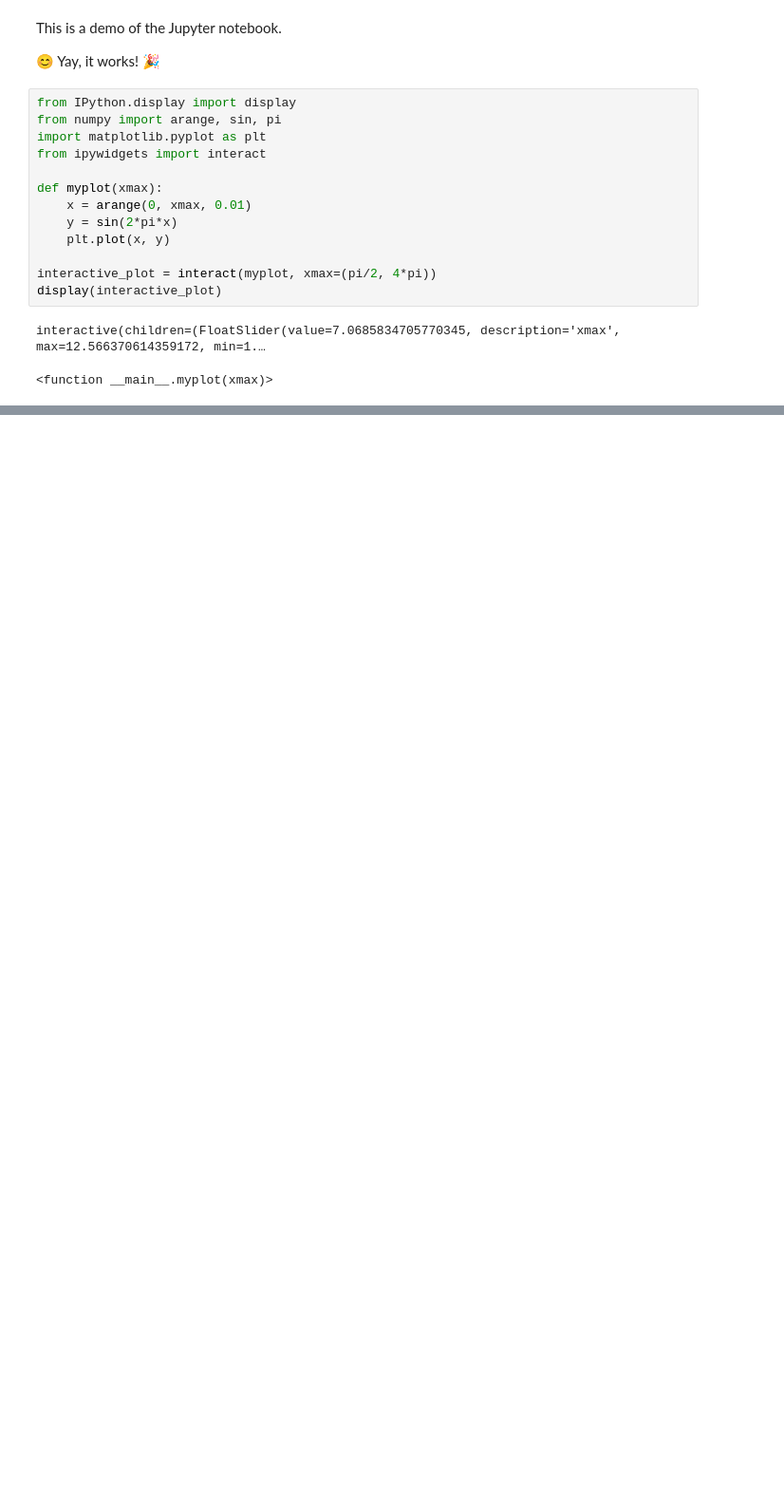
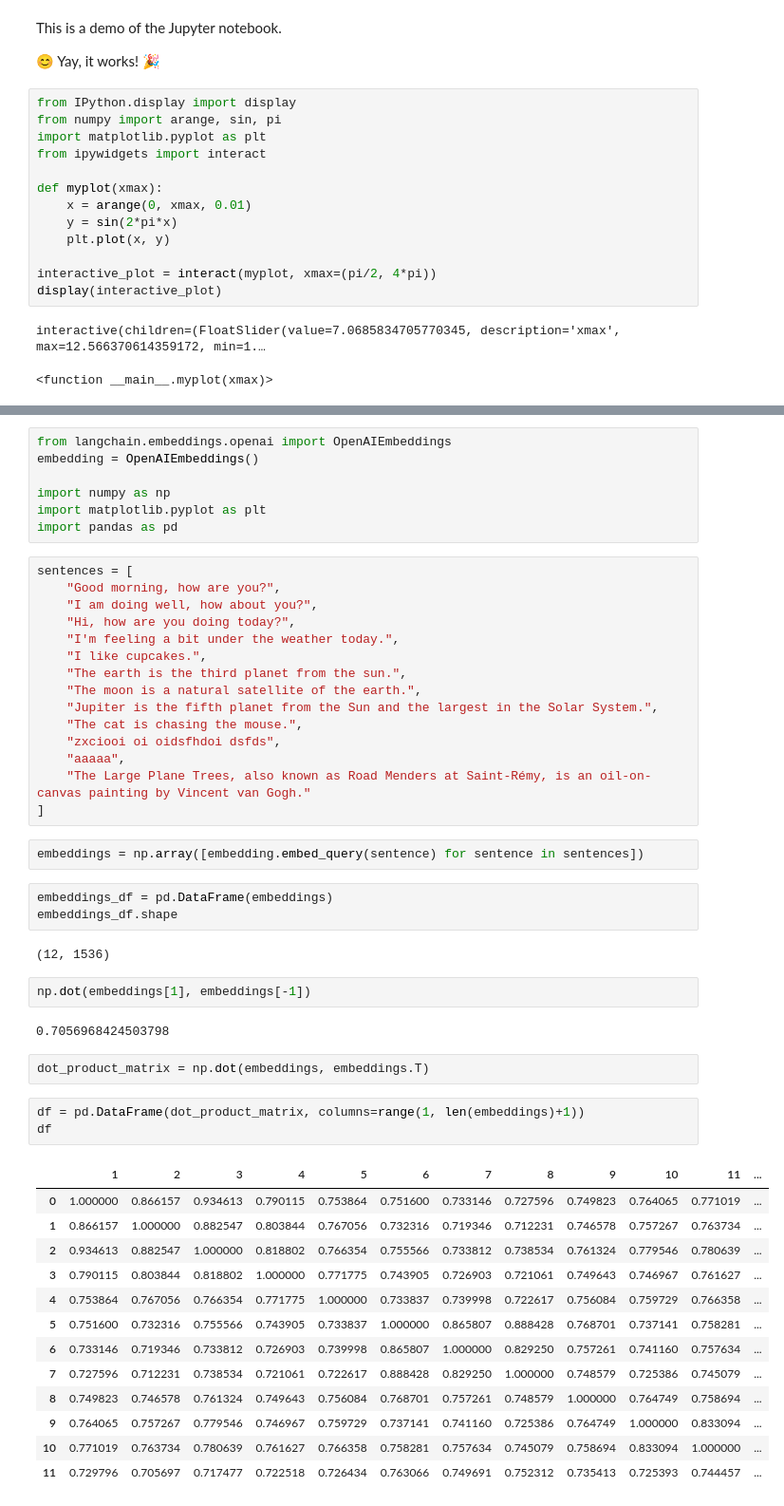
Before and after one commit to virtuelleakademie/promptly-literate, a Jupyter notebook: pages/jupyter-demo.ipynb, the cells around one changed output, grey strips where cells are left out. Shown at 95% size. Saved outputs shown, nothing was run; the diff lists cells and outputs as text; blank space fills up the shorter version.

```diff
--- a/pages/jupyter-demo.ipynb
+++ b/pages/jupyter-demo.ipynb
@@ -46,0 +78,52 @@ interactive(children=(FloatSlider(value=7.0685834705770345, description='xmax',
+# %%
+from langchain.embeddings.openai import OpenAIEmbeddings
+embedding = OpenAIEmbeddings()
+
+import numpy as np
+import matplotlib.pyplot as plt
+import pandas as pd
+# %%
+sentences = [
+    "Good morning, how are you?",
+    "I am doing well, how about you?",
+    "Hi, how are you doing today?",
+    "I'm feeling a bit under the weather today.",
+    "I like cupcakes.",
+    "The earth is the third planet from the sun.",
+    "The moon is a natural satellite of the earth.",
+    "Jupiter is the fifth planet from the Sun and the largest in the Solar System.",
+    "The cat is chasing the mouse.",
+    "zxciooi oi oidsfhdoi dsfds",
+    "aaaaa",
+    "The Large Plane Trees, also known as Road Menders at Saint-Rémy, is an oil-on-canvas painting by Vincent van Gogh."
+]
+# %%
+embeddings = np.array([embedding.embed_query(sentence) for sentence in sentences])
+# %%
+embeddings_df = pd.DataFrame(embeddings)
+embeddings_df.shape
+# %% [output]
+(12, 1536)
+# %%
+np.dot(embeddings[1], embeddings[-1])
+# %% [output]
+0.7056968424503798
+# %%
+dot_product_matrix = np.dot(embeddings, embeddings.T)
+# %%
+df = pd.DataFrame(dot_product_matrix, columns=range(1, len(embeddings)+1))
+df
+# %% [output]
+|  | 1 | 2 | 3 | 4 | 5 | 6 | 7 | 8 | 9 | 10 | 11 | ... |
+| 0 | 1.000000 | 0.866157 | 0.934613 | 0.790115 | 0.753864 | 0.751600 | 0.733146 | 0.727596 | 0.749823 | 0.764065 | 0.771019 | ... |
+| 1 | 0.866157 | 1.000000 | 0.882547 | 0.803844 | 0.767056 | 0.732316 | 0.719346 | 0.712231 | 0.746578 | 0.757267 | 0.763734 | ... |
+| 2 | 0.934613 | 0.882547 | 1.000000 | 0.818802 | 0.766354 | 0.755566 | 0.733812 | 0.738534 | 0.761324 | 0.779546 | 0.780639 | ... |
+| 3 | 0.790115 | 0.803844 | 0.818802 | 1.000000 | 0.771775 | 0.743905 | 0.726903 | 0.721061 | 0.749643 | 0.746967 | 0.761627 | ... |
+| 4 | 0.753864 | 0.767056 | 0.766354 | 0.771775 | 1.000000 | 0.733837 | 0.739998 | 0.722617 | 0.756084 | 0.759729 | 0.766358 | ... |
+| 5 | 0.751600 | 0.732316 | 0.755566 | 0.743905 | 0.733837 | 1.000000 | 0.865807 | 0.888428 | 0.768701 | 0.737141 | 0.758281 | ... |
+| 6 | 0.733146 | 0.719346 | 0.733812 | 0.726903 | 0.739998 | 0.865807 | 1.000000 | 0.829250 | 0.757261 | 0.741160 | 0.757634 | ... |
+| 7 | 0.727596 | 0.712231 | 0.738534 | 0.721061 | 0.722617 | 0.888428 | 0.829250 | 1.000000 | 0.748579 | 0.725386 | 0.745079 | ... |
+| 8 | 0.749823 | 0.746578 | 0.761324 | 0.749643 | 0.756084 | 0.768701 | 0.757261 | 0.748579 | 1.000000 | 0.764749 | 0.758694 | ... |
+| 9 | 0.764065 | 0.757267 | 0.779546 | 0.746967 | 0.759729 | 0.737141 | 0.741160 | 0.725386 | 0.764749 | 1.000000 | 0.833094 | ... |
+| 10 | 0.771019 | 0.763734 | 0.780639 | 0.761627 | 0.766358 | 0.758281 | 0.757634 | 0.745079 | 0.758694 | 0.833094 | 1.000000 | ... |
+| 11 | 0.729796 | 0.705697 | 0.717477 | 0.722518 | 0.726434 | 0.763066 | 0.749691 | 0.752312 | 0.735413 | 0.725393 | 0.744457 | ... |
```
Also changed, not shown: parts of 9 cells of this notebook.
